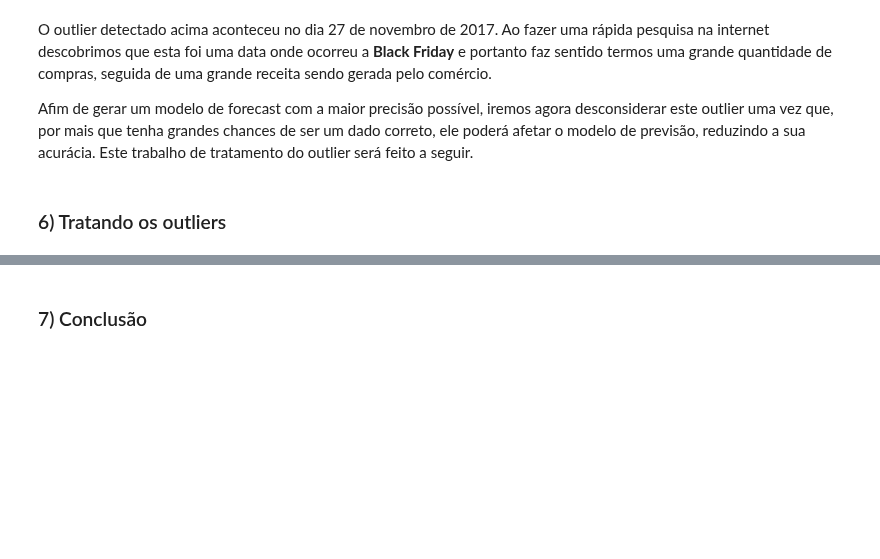
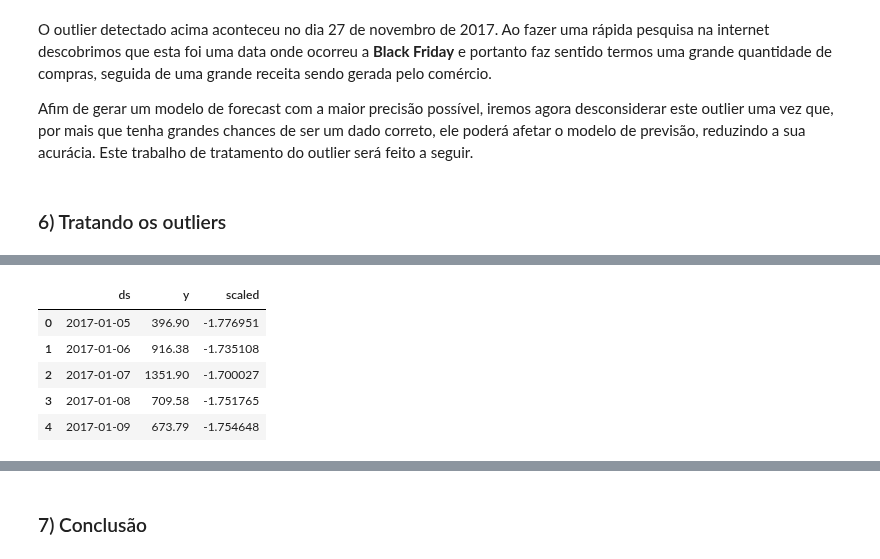
Before and after one commit to smalvar/olist-e-commerce, a Jupyter notebook: time_series_analysis_testes.ipynb, the cells around one changed output, grey strips where cells are left out. Cells and saved outputs as stored; diff of their text form; code cells hidden in the pictures; blank space fills up the shorter version.

```diff
--- a/time_series_analysis_testes.ipynb
+++ b/time_series_analysis_testes.ipynb
@@ -420,0 +435,11 @@ Para tratar este outlier usaremos o comando *drop()* para eliminarmos este regis
+# %%
+#  Escalonando os dados
+scaled_data['scaled'] = scaler.fit_transform(pd.DataFrame(scaled_data['y']))
+scaled_data.head()
+# %% [output]
+|  | ds | y | scaled |
+| 0 | 2017-01-05 | 396.90 | -1.776951 |
+| 1 | 2017-01-06 | 916.38 | -1.735108 |
+| 2 | 2017-01-07 | 1351.90 | -1.700027 |
+| 3 | 2017-01-08 | 709.58 | -1.751765 |
+| 4 | 2017-01-09 | 673.79 | -1.754648 |
```
Also changed, not shown: parts of 24 cells of this notebook.
